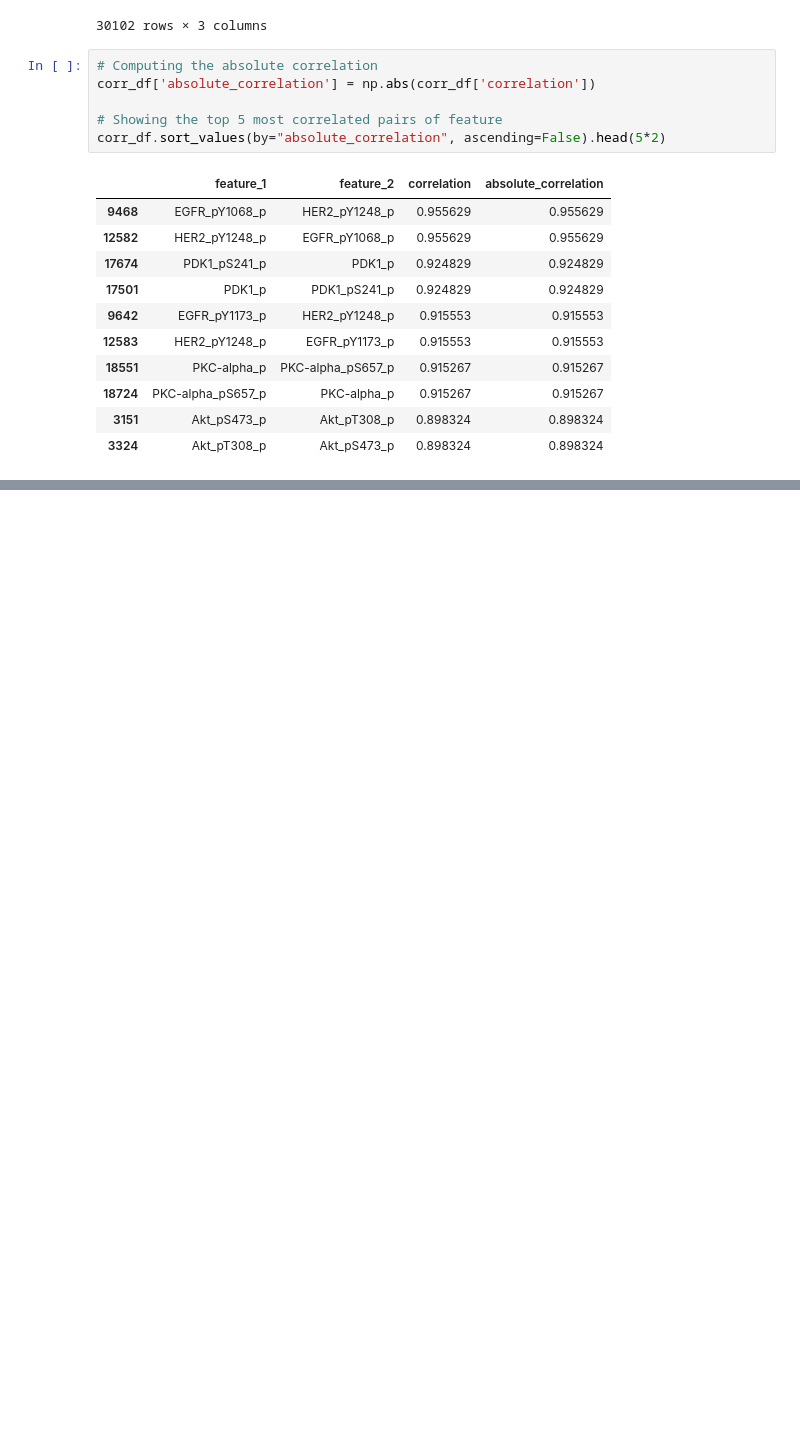
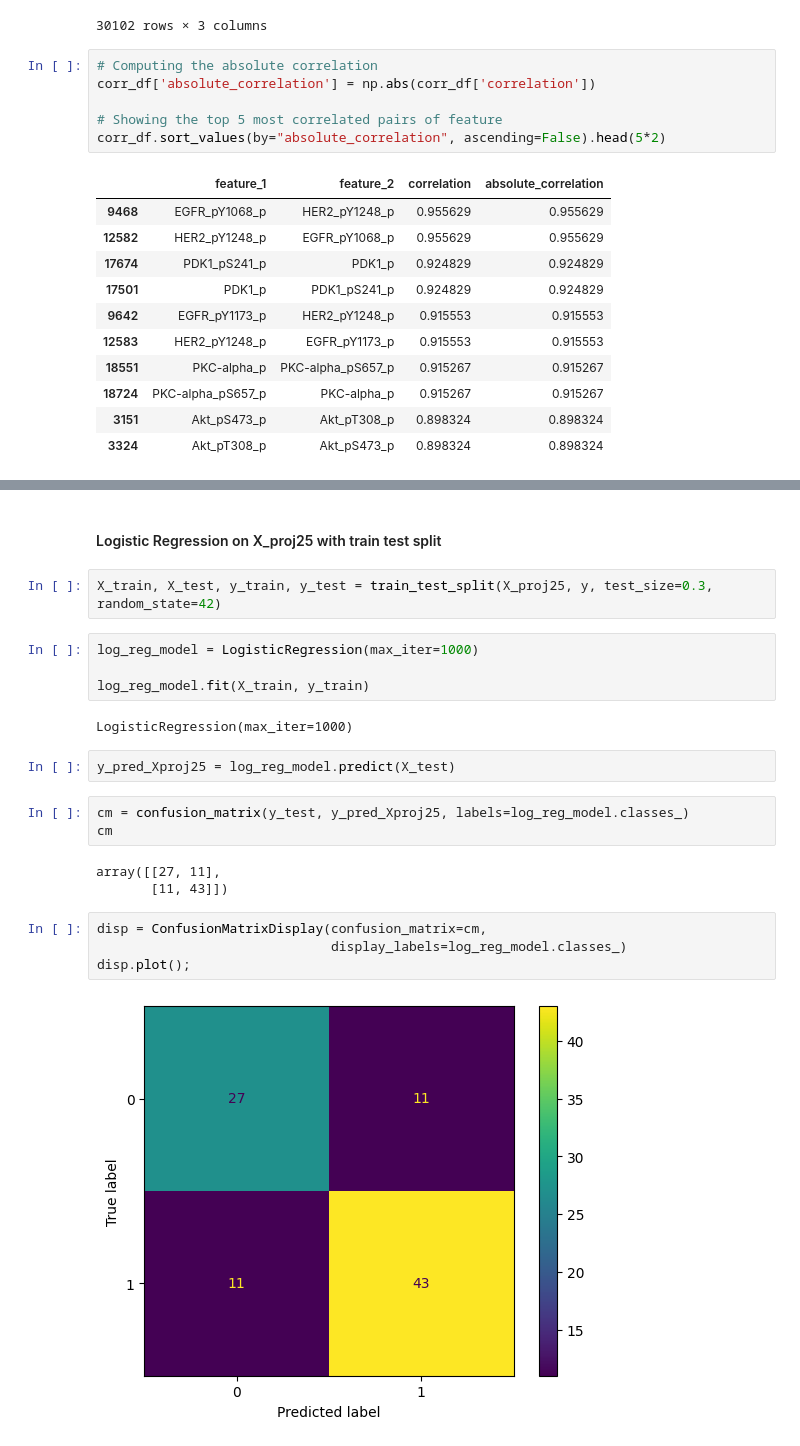
Before and after one commit to Klara-haas/brain_proteomics, a Jupyter notebook: model/model_notebook.ipynb, the cells around one changed output, grey strips where cells are left out. Drawn from its saved outputs; the diff is of its cells as text; blank space fills up the shorter version.

```diff
--- a/model/model_notebook.ipynb
+++ b/model/model_notebook.ipynb
@@ -450,0 +877,24 @@ importance_df.sort_values(by="score decrease", ascending = False)
+# %% [markdown]
+#### Logistic Regression on X_proj25 with train test split
+# %%
+X_train, X_test, y_train, y_test = train_test_split(X_proj25, y, test_size=0.3, random_state=42)
+# %%
+log_reg_model = LogisticRegression(max_iter=1000)
+
+log_reg_model.fit(X_train, y_train)
+# %% [output]
+LogisticRegression(max_iter=1000)
+# %%
+y_pred_Xproj25 = log_reg_model.predict(X_test)
+# %%
+cm = confusion_matrix(y_test, y_pred_Xproj25, labels=log_reg_model.classes_)
+cm
+# %% [output]
+array([[27, 11],
+       [11, 43]])
+# %%
+disp = ConfusionMatrixDisplay(confusion_matrix=cm,
+                              display_labels=log_reg_model.classes_)
+disp.plot();
+# %% [output]
+[figure, added]
```
Also changed, not shown: parts of 153 cells of this notebook.
